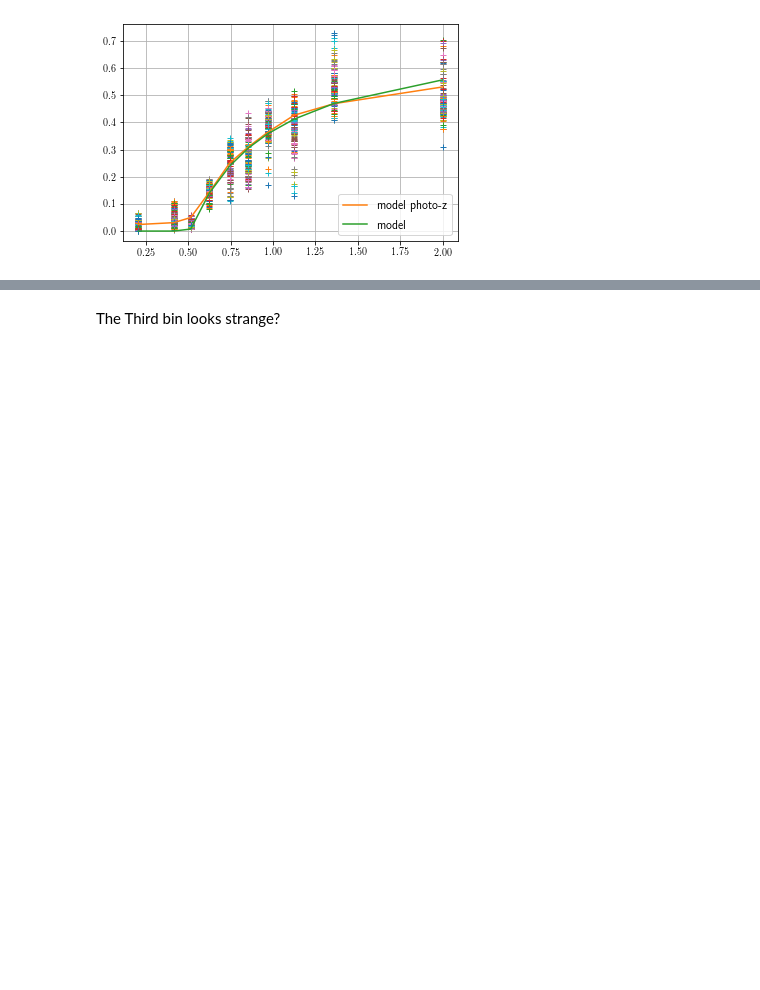
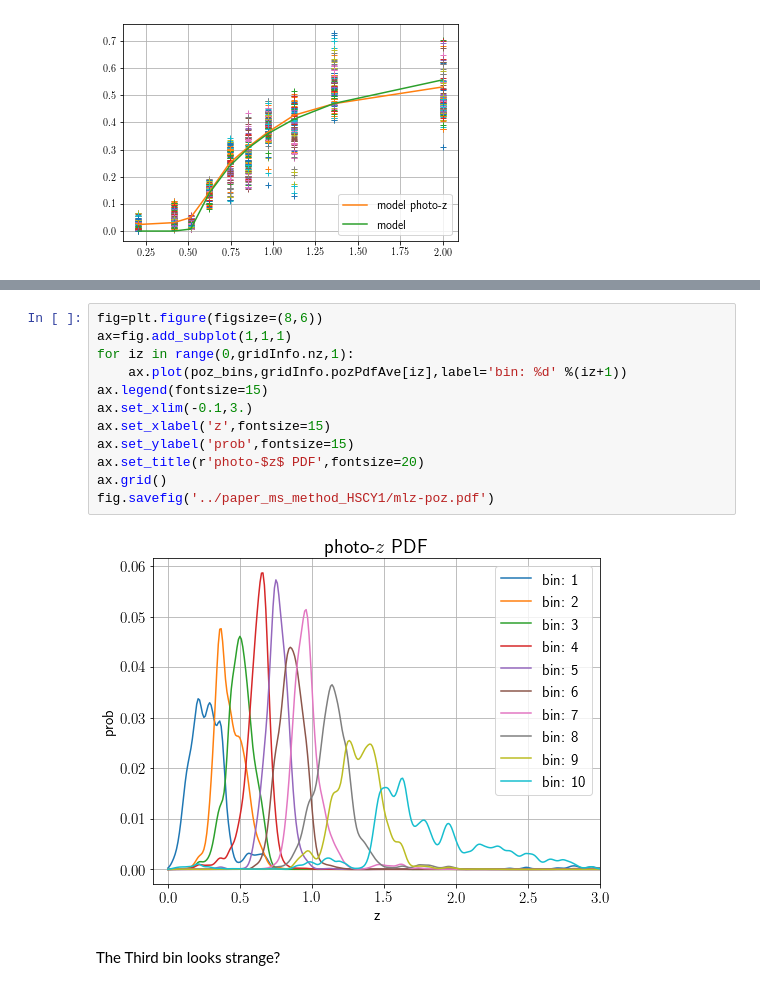
Before and after one commit to mr-superonion/splinv, a Jupyter notebook: notebook/process-stamp-HSClike.ipynb, the cells around one changed output, grey strips where cells are left out. Saved outputs shown, nothing was run; the diff lists cells and outputs as text; blank space fills up the shorter version.

```diff
--- a/notebook/process-stamp-HSClike.ipynb
+++ b/notebook/process-stamp-HSClike.ipynb
@@ -701,3 +706,17 @@ plt.imshow(pixDat[9].real)
+# %%
+fig=plt.figure(figsize=(8,6))
+ax=fig.add_subplot(1,1,1)
+for iz in range(0,gridInfo.nz,1):
+    ax.plot(poz_bins,gridInfo.pozPdfAve[iz],label='bin: %d' %(iz+1))
+ax.legend(fontsize=15)
+ax.set_xlim(-0.1,3.)
+ax.set_xlabel('z',fontsize=15)
+ax.set_ylabel('prob',fontsize=15)
+ax.set_title(r'photo-$z$ PDF',fontsize=20)
+ax.grid()
+fig.savefig('../paper_ms_method_HSCY1/mlz-poz.pdf')
+# %% [output]
+[figure, added]
 # %% [markdown]
 The Third bin looks strange?
 # %% [markdown]
```
Also changed, not shown: parts of 14 cells of this notebook, 1 other file.
